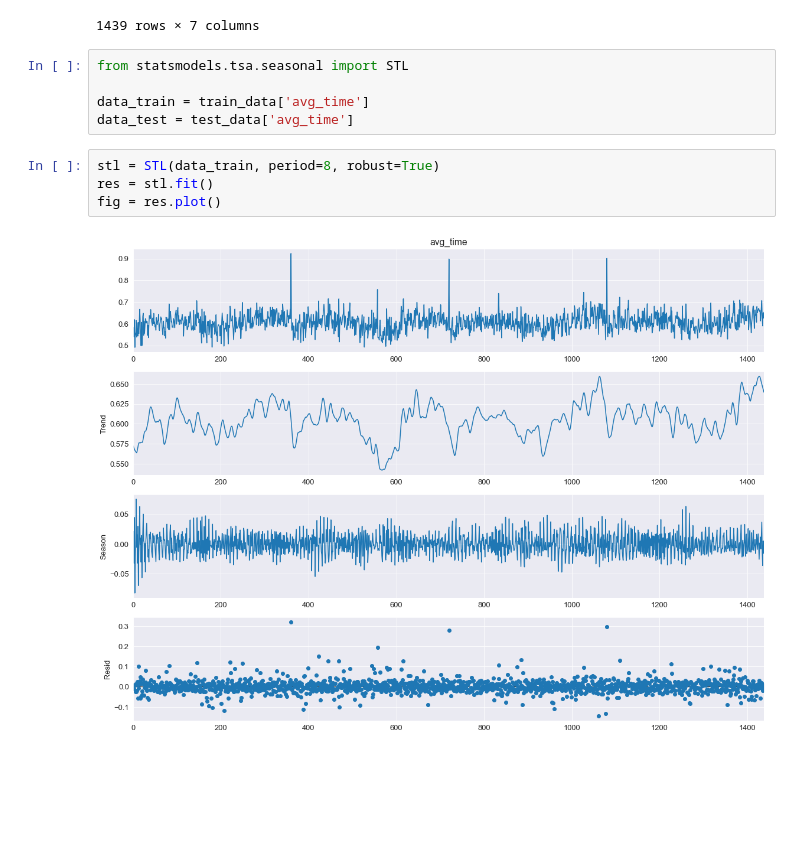
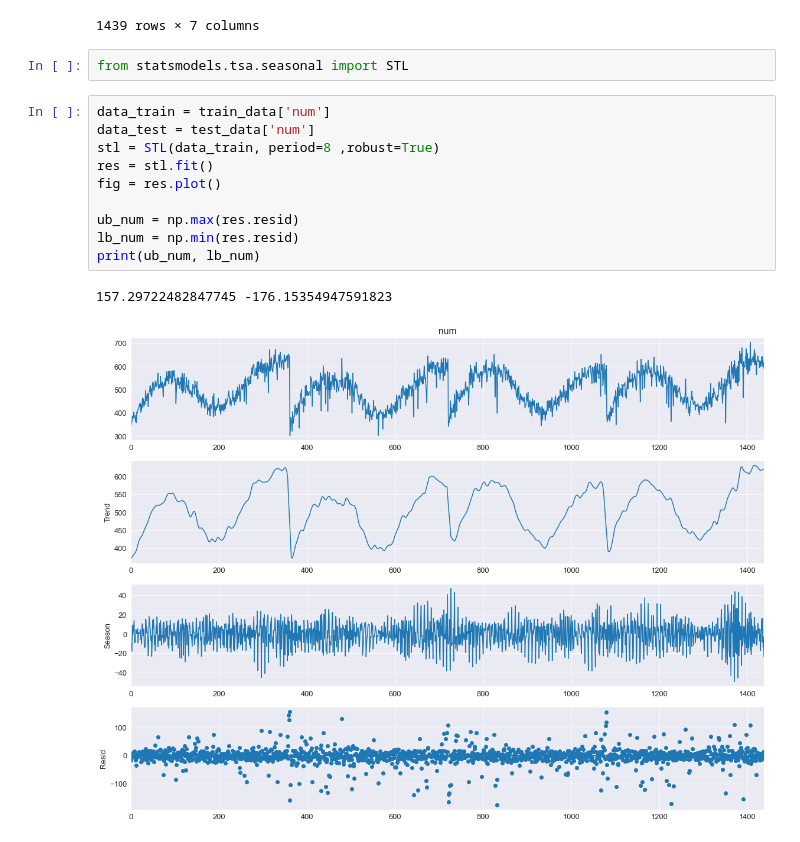
Before and after one commit to meng2468/AIOps-Challenge, a Jupyter notebook: impl/models/esb_detection/notebooks/seas_td_loess.ipynb, the cells around one changed output. Drawn from its saved outputs; the diff is of its cells as text; blank space fills up the shorter version.

```diff
--- a/impl/models/esb_detection/notebooks/seas_td_loess.ipynb
+++ b/impl/models/esb_detection/notebooks/seas_td_loess.ipynb
@@ -80,12 +80,16 @@ train_data
 1439 rows × 7 columns
 # %%
 from statsmodels.tsa.seasonal import STL
-
-data_train = train_data['avg_time']
-data_test = test_data['avg_time']
 # %%
-stl = STL(data_train, period=8, robust=True)
+data_train = train_data['num']
+data_test = test_data['num']
+stl = STL(data_train, period=8 ,robust=True)
 res = stl.fit()
 fig = res.plot()
+
+ub_num = np.max(res.resid)
+lb_num = np.min(res.resid)
+print(ub_num, lb_num)
 # %% [output]
+157.29722482847745 -176.15354947591823
-[figure, old version]
+[figure, new version]
```
Also changed, not shown: parts of 4 cells of this notebook, 11 other files.
